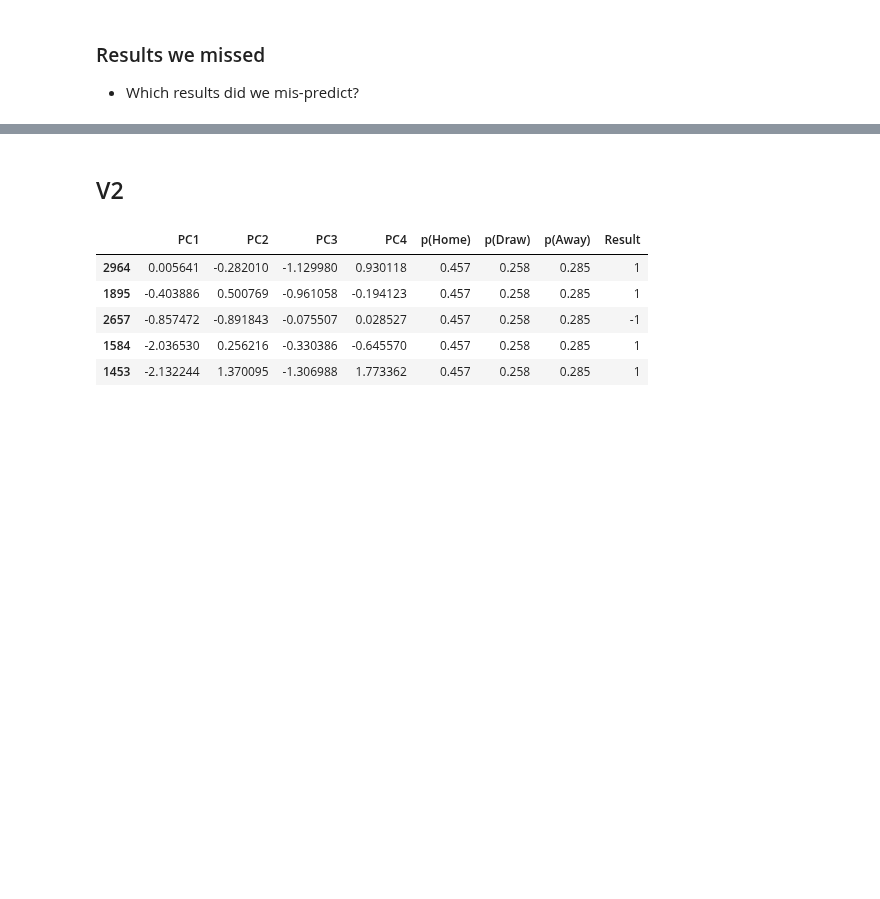
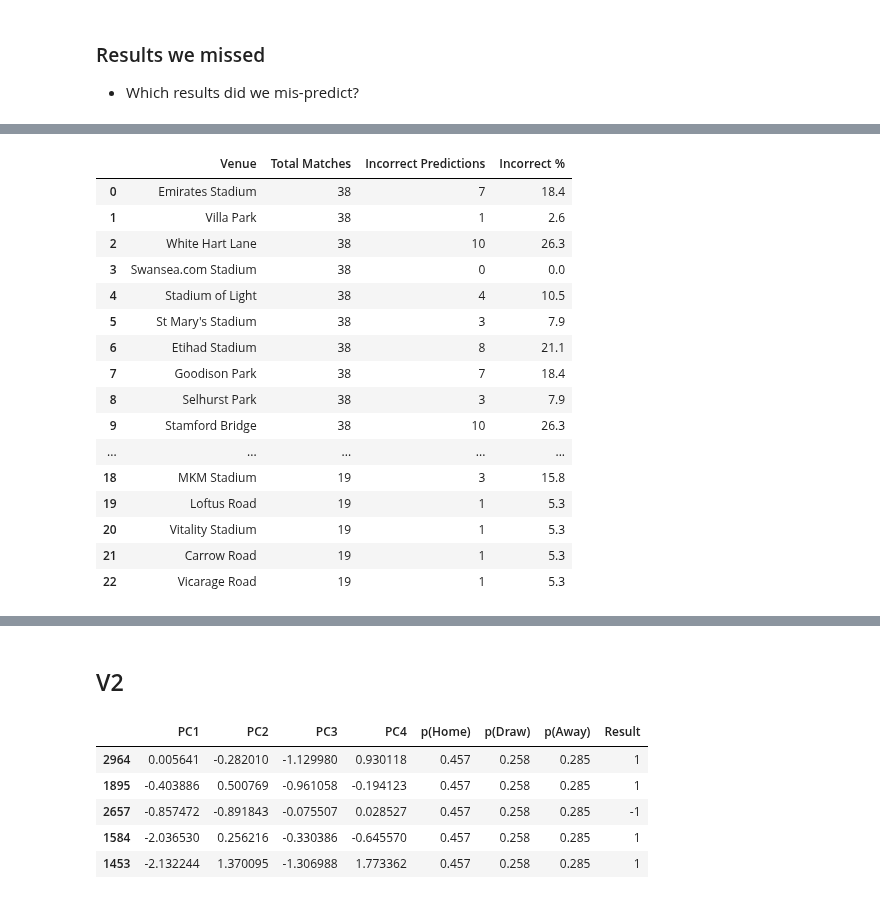
Before and after one commit to tjjdoherty/football-project-mvp, a Jupyter notebook: random_forest_prem.ipynb, the cells around one changed output, grey strips where cells are left out. Cells and saved outputs as stored; diff of their text form; code cells hidden in the pictures; blank space fills up the shorter version.

```diff
--- a/random_forest_prem.ipynb
+++ b/random_forest_prem.ipynb
@@ -328,0 +357,47 @@ results_det[results_det['Actual Result'] != results_det['Predicted Result']]
+# %%
+# Count incorrect predictions by venue
+incorrect_predictions = incorrect['Venue'].value_counts()
+
+# Count total matches by venue
+total_matches = test['Venue'].value_counts()
+
+# Combine using merge to align correctly
+venue_stats = pd.merge(
+    total_matches.rename('Total Matches'),
+    incorrect_predictions.rename('Incorrect Predictions'),
+    left_index=True,
+    right_index=True,
+    how='left'
+).fillna(0)  # Fill NaN values with 0 for venues without incorrect predictions
+
+# Convert to integers for clarity
+venue_stats['Incorrect Predictions'] = venue_stats['Incorrect Predictions'].astype(int)
+venue_stats['Total Matches'] = venue_stats['Total Matches'].astype(int)
+
+# Calculate Incorrect %
+venue_stats['Incorrect %'] = round((venue_stats['Incorrect Predictions'] / venue_stats['Total Matches']) * 100, 1)
+
+# Reset the index for better readability
+venue_stats.reset_index(inplace=True)
+venue_stats.rename(columns={'index': 'Venue'}, inplace=True)
+
+# Display the DataFrame
+venue_stats
+# %% [output]
+|  | Venue | Total Matches | Incorrect Predictions | Incorrect % |
+| 0 | Emirates Stadium | 38 | 7 | 18.4 |
+| 1 | Villa Park | 38 | 1 | 2.6 |
+| 2 | White Hart Lane | 38 | 10 | 26.3 |
+| 3 | Swansea.com Stadium | 38 | 0 | 0.0 |
+| 4 | Stadium of Light | 38 | 4 | 10.5 |
+| 5 | St Mary's Stadium | 38 | 3 | 7.9 |
+| 6 | Etihad Stadium | 38 | 8 | 21.1 |
+| 7 | Goodison Park | 38 | 7 | 18.4 |
+| 8 | Selhurst Park | 38 | 3 | 7.9 |
+| 9 | Stamford Bridge | 38 | 10 | 26.3 |
+| ... | ... | ... | ... | ... |
+| 18 | MKM Stadium | 19 | 3 | 15.8 |
+| 19 | Loftus Road | 19 | 1 | 5.3 |
+| 20 | Vitality Stadium | 19 | 1 | 5.3 |
+| 21 | Carrow Road | 19 | 1 | 5.3 |
+| 22 | Vicarage Road | 19 | 1 | 5.3 |
```
Also changed, not shown: parts of 16 cells of this notebook, 1 other file.
